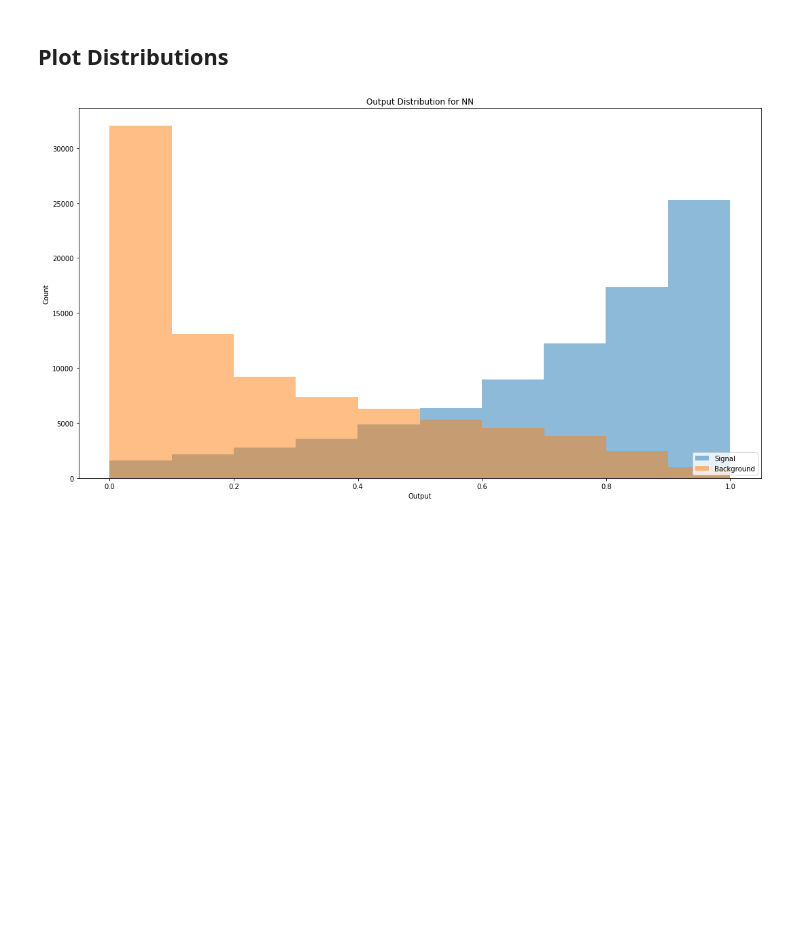
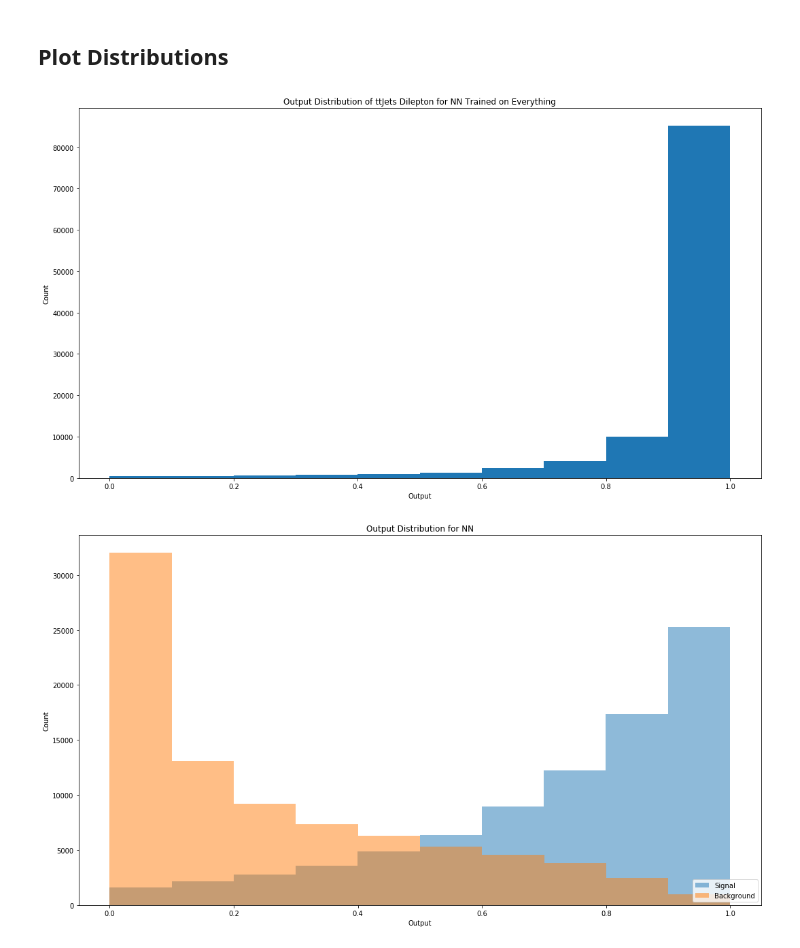
Before and after one commit to mdkdrnevich/DeepHadTopTagger, a Jupyter notebook: model_analysis.ipynb, the cells around one changed output. Cells and saved outputs as stored; diff of their text form; code cells hidden in the pictures; blank space fills up the shorter version.

Commit message:
Minor changes (float64 to float32)

```diff
--- a/model_analysis.ipynb
+++ b/model_analysis.ipynb
@@ -60,21 +27,12 @@ with open("basic_bdt.pkl", 'rb') as f:
     bdt_basic = pickle.load(f)
 # %% [markdown]
 ### Load the Neural Nets
-# %%
-#input_dim = testset._X.shape[1]
-raw_input_dim = raw_testset._X.shape[1]
-
-#net = BinaryNet(input_dim)
-#raw_net = BinaryNet(raw_input_dim)
-#deep_net = DeepBinaryNet(raw_input_dim)
-#deep_drop = DeepBinaryDropNet(raw_input_dim)
-deep_reg = DeepBinaryRegNet(raw_input_dim)
-
-#net.load_state_dict(th.load("neural_net.torch"))
-#raw_net.load_state_dict(th.load("raw_neural_net.torch"))
-#deep_net.load_state_dict(th.load("deep_basic_neural_net.torch"))
-#deep_drop.load_state_dict(th.load("deep_basic_neural_net_drop.torch"))
-deep_reg.load_state_dict(th.load("deep_basic_neural_net_reg2.torch"))
+# %%
+input_dim = testset._tX.size()[1]
+
+net = DHTTNet(input_dim)
+
+net.load_state_dict(th.load("neural_net_all.pth"))
 # %% [markdown]
 ## Make Predictions/Discriminants
 # %%
@@ -113,3 +47,9 @@ deep_reg_predicted = th.round(deep_reg_discriminant_var.data).long().numpy()
+# %%
+X, y = testset[:]
+X = Variable(X).float()
+# %%
+discriminant = net(X).data
+predicted = th.round(discriminant).long()
 # %% [markdown]
 ## Generate Summary Statistics
 Summary statistics will be calculated using the best cut for each model.
@@ -223,6 +144,16 @@ overlay_roc_curves([{'discriminant': bdt_basic_decision,
 [figure]
 # %% [markdown]
 ## Plot Distributions
+# %%
+fig, ax = plt.subplots()
+plt.hist(discriminant.numpy())
+ax.set_ylabel("Count")
+ax.set_xlabel("Output")
+ax.set_title("Output Distribution of ttJets Dilepton for NN Trained on Everything")
+fig.set_size_inches(18, 10)
+plt.show()
+# %% [output]
+[figure, added]
 # %%
 def plot_distro(experiments, title="NN"):
     fig, ax = plt.subplots()
```
Also changed, not shown: parts of 14 cells of this notebook, 1 other file.
